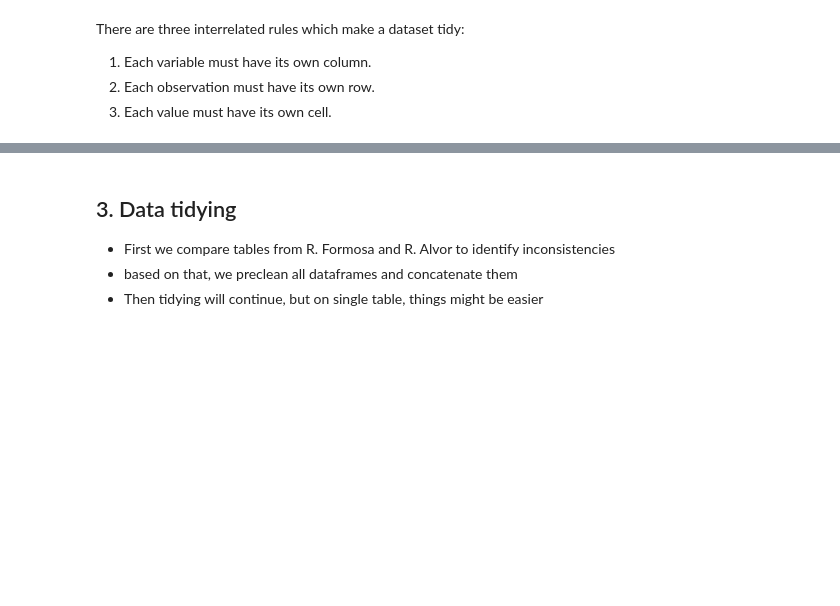
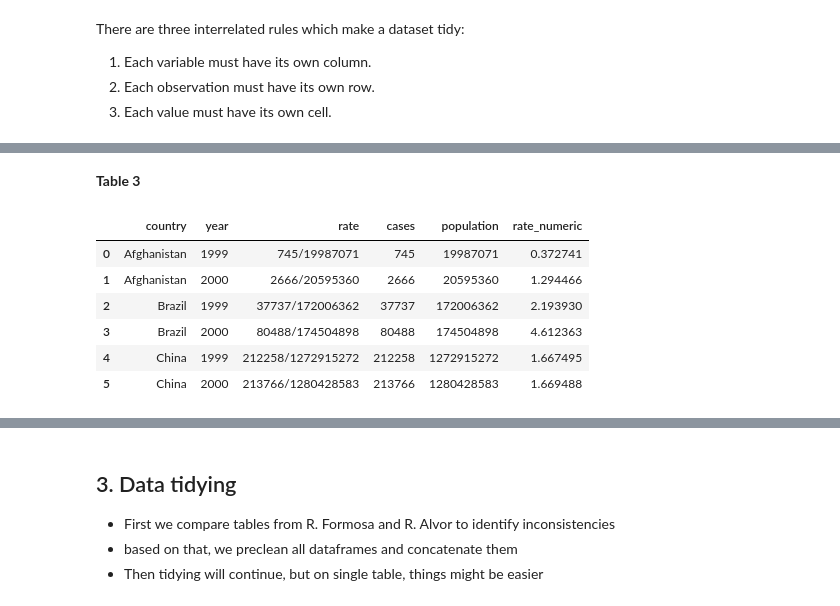
Before and after one commit to Py-ualg/2025-tidy-python, a Jupyter notebook: tutorials/nb2_tidy_data.ipynb, the cells around one changed output, grey strips where cells are left out. Saved outputs shown, nothing was run; the diff lists cells and outputs as text; code cells hidden in the pictures; blank space fills up the shorter version.

Commit message:
tidy data conversions

```diff
--- a/tutorials/nb2_tidy_data.ipynb
+++ b/tutorials/nb2_tidy_data.ipynb
@@ -118,9 +120,9 @@ data = {
     "population": [19987071, 20595360, 172006362, 174504898, 1272915272, 1280428583]
 }
 
-df = pd.DataFrame(data)
-df["rate"] = df["cases"].astype(str) + "/" + df["population"].astype(str)
-df = df[["country", "year", "rate"]]
+table3 = pd.DataFrame(data)
+table3["rate"] = table3["cases"].astype(str) + "/" + table3["population"].astype(str)
+table3 = table3[["country", "year", "rate"]]
 
-print(df)
+table3
 # %% [output]
@@ -169,0 +219,13 @@ There are three interrelated rules which make a dataset tidy:
+# %% [markdown]
+**Table 3**
+# %%
+table3['rate_numeric'] = table3['rate'].apply(lambda x: float(x.split('/')[0]) / float(x.split('/')[1]) * 10000)
+table3
+# %% [output]
+|  | country | year | rate | cases | population | rate_numeric |
+| 0 | Afghanistan | 1999 | 745/19987071 | 745 | 19987071 | 0.372741 |
+| 1 | Afghanistan | 2000 | 2666/20595360 | 2666 | 20595360 | 1.294466 |
+| 2 | Brazil | 1999 | 37737/172006362 | 37737 | 172006362 | 2.193930 |
+| 3 | Brazil | 2000 | 80488/174504898 | 80488 | 174504898 | 4.612363 |
+| 4 | China | 1999 | 212258/1272915272 | 212258 | 1272915272 | 1.667495 |
+| 5 | China | 2000 | 213766/1280428583 | 213766 | 1280428583 | 1.669488 |
```
Also changed, not shown: parts of 21 cells of this notebook.
